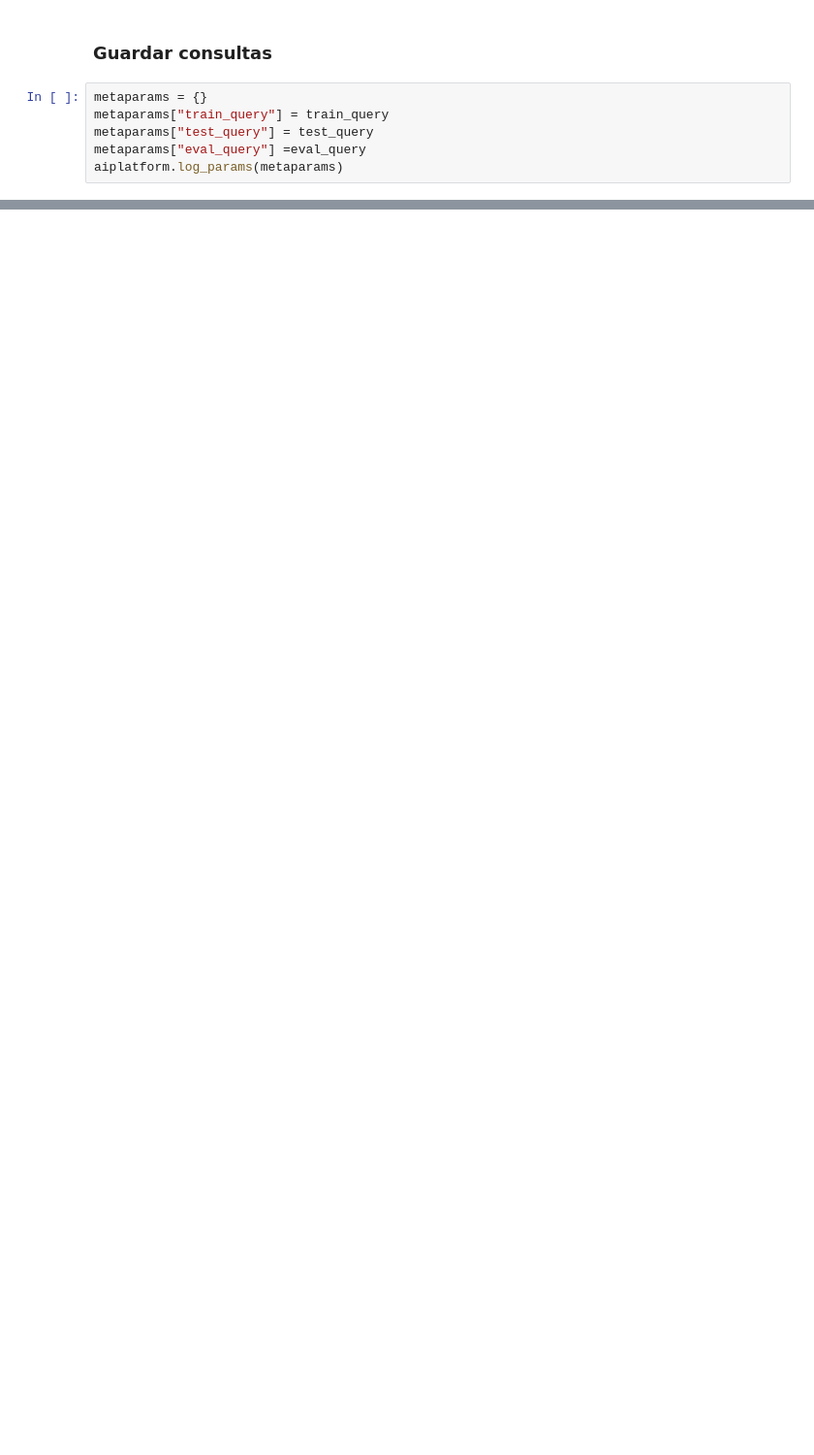
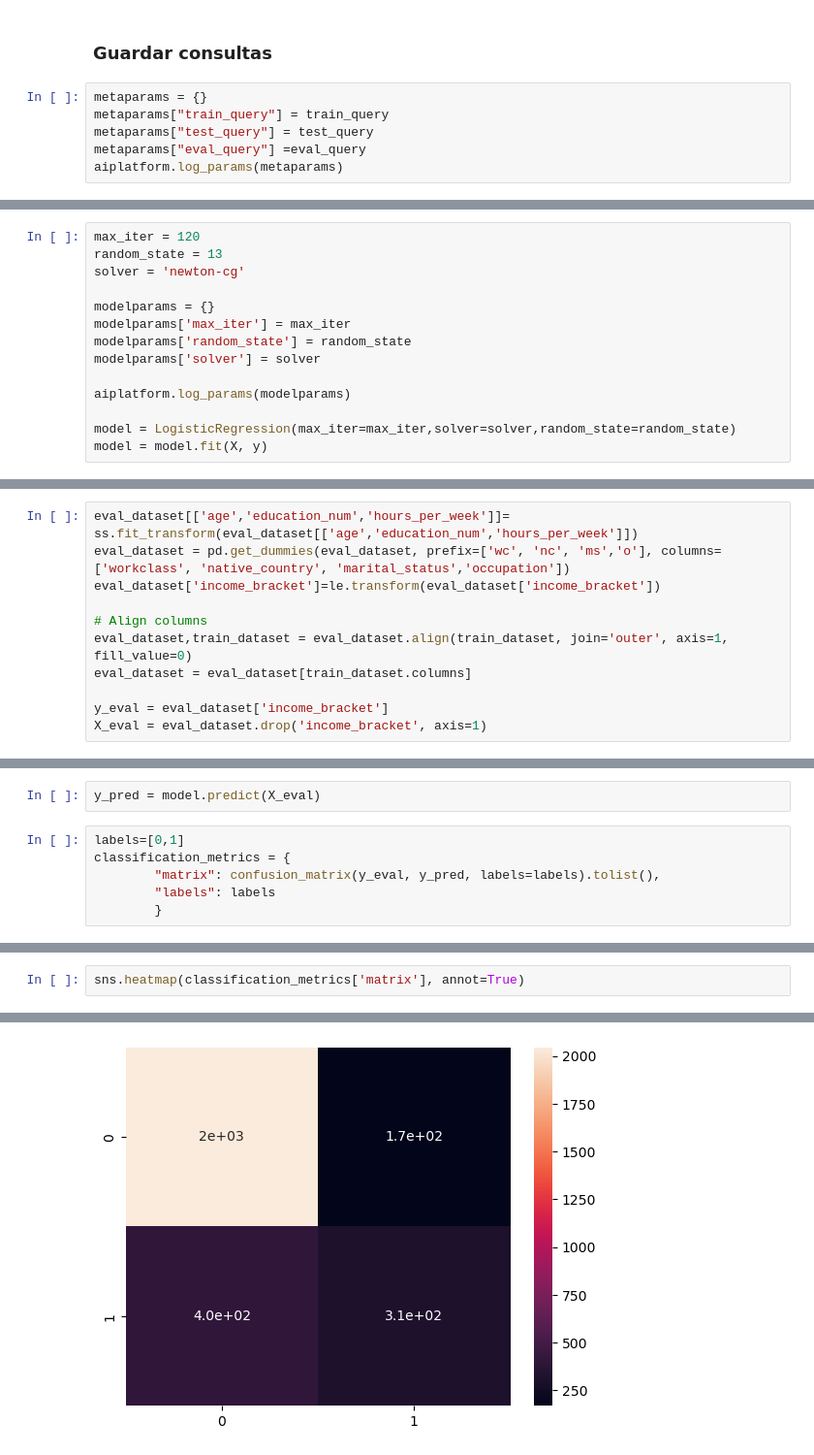
Before and after one commit to bryanfree66/vertex_examples, a Jupyter notebook: census_example.ipynb, the cells around one changed output, grey strips where cells are left out. Shown at 97% size. Cells and saved outputs as stored; diff of their text form; blank space fills up the shorter version.

```diff
--- a/census_example.ipynb
+++ b/census_example.ipynb
@@ -505,0 +592,14 @@ aiplatform.log_params(metaparams)
+# %%
+max_iter = 120
+random_state = 13
+solver = 'newton-cg'
+
+modelparams = {}
+modelparams['max_iter'] = max_iter
+modelparams['random_state'] = random_state
+modelparams['solver'] = solver
+
+aiplatform.log_params(modelparams)
+
+model = LogisticRegression(max_iter=max_iter,solver=solver,random_state=random_state)
+model = model.fit(X, y)
@@ -505,0 +608,11 @@ aiplatform.log_params(metaparams)
+# %%
+eval_dataset[['age','education_num','hours_per_week']]=  ss.fit_transform(eval_dataset[['age','education_num','hours_per_week']])
+eval_dataset = pd.get_dummies(eval_dataset, prefix=['wc', 'nc', 'ms','o'], columns=['workclass', 'native_country', 'marital_status','occupation'])
+eval_dataset['income_bracket']=le.transform(eval_dataset['income_bracket'])
+
+# Align columns
+eval_dataset,train_dataset = eval_dataset.align(train_dataset, join='outer', axis=1, fill_value=0)
+eval_dataset = eval_dataset[train_dataset.columns]
+
+y_eval = eval_dataset['income_bracket']
+X_eval = eval_dataset.drop('income_bracket', axis=1)
@@ -505,0 +621,8 @@ aiplatform.log_params(metaparams)
+# %%
+y_pred = model.predict(X_eval)
+# %%
+labels=[0,1]
+classification_metrics = {
+        "matrix": confusion_matrix(y_eval, y_pred, labels=labels).tolist(),
+        "labels": labels
+        }
@@ -505,0 +633,3 @@ aiplatform.log_params(metaparams)
+# %%
+sns.heatmap(classification_metrics['matrix'], annot=True)
+# %% [output]
@@ -505,0 +637 @@ aiplatform.log_params(metaparams)
+[figure, added]
```
Also changed, not shown: parts of 31 cells of this notebook.
